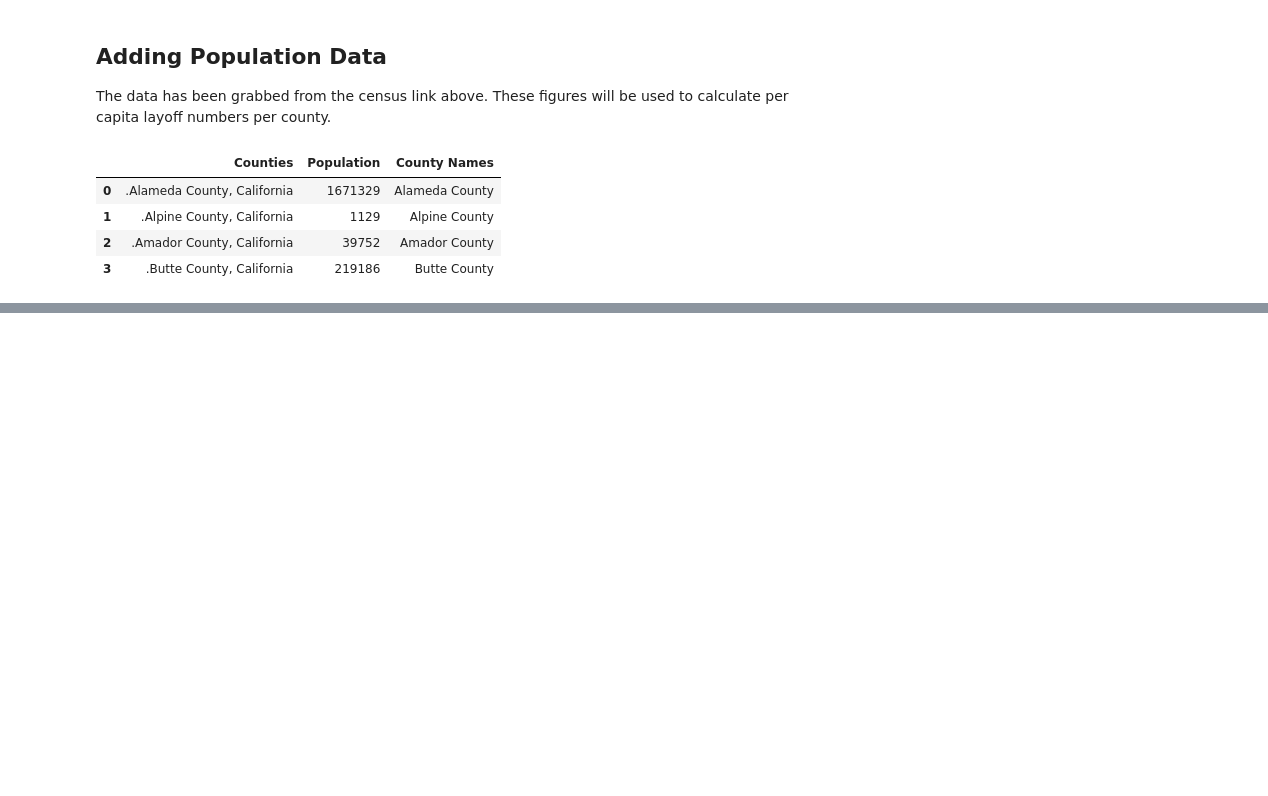
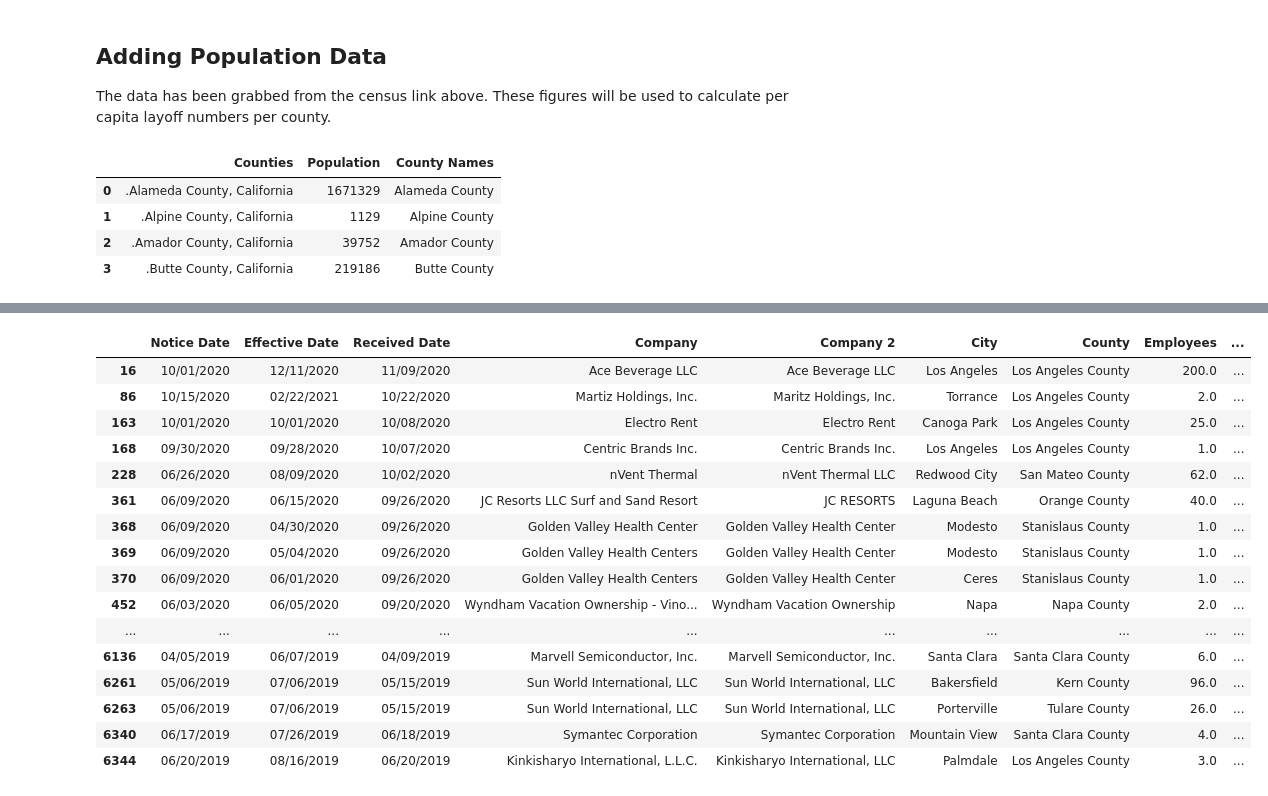
Before and after one commit to biglocalnews/WARN_Cali_analysis, a Jupyter notebook: hardest_hit/hard_hit_clean_city.ipynb, the cells around one changed output, grey strips where cells are left out. Drawn from its saved outputs; the diff is of its cells as text; code cells hidden in the pictures; blank space fills up the shorter version.

```diff
--- a/hardest_hit/hard_hit_clean_city.ipynb
+++ b/hardest_hit/hard_hit_clean_city.ipynb
@@ -265,0 +237,4 @@ layoffs.sort_values(by='Per Capita Laid Off', ascending=False)
+# %%
+pd.options.display.max_rows = 999
+dupes = cali_merge[cali_merge[['Company 2', 'City 2', 'County', 'Employees', 'Year']].duplicated(keep=False)].sort_values(by='Company 2', ascending=True)
+dupes.head(10)
@@ -265,0 +253,20 @@ layoffs.sort_values(by='Per Capita Laid Off', ascending=False)
+# %%
+cali_merge[cali_merge[['Company 2', 'City 2', 'County', 'Employees', 'Year']].duplicated() == True]
+# %% [output]
+|  | Notice Date | Effective Date | Received Date | Company | Company 2 | City | County | Employees | ... |
+| 16 | 10/01/2020 | 12/11/2020 | 11/09/2020 | Ace Beverage LLC | Ace Beverage LLC | Los Angeles | Los Angeles County | 200.0 | ... |
+| 86 | 10/15/2020 | 02/22/2021 | 10/22/2020 | Martiz Holdings, Inc. | Maritz Holdings, Inc. | Torrance | Los Angeles County | 2.0 | ... |
+| 163 | 10/01/2020 | 10/01/2020 | 10/08/2020 | Electro Rent | Electro Rent | Canoga Park | Los Angeles County | 25.0 | ... |
+| 168 | 09/30/2020 | 09/28/2020 | 10/07/2020 | Centric Brands Inc. | Centric Brands Inc. | Los Angeles | Los Angeles County | 1.0 | ... |
+| 228 | 06/26/2020 | 08/09/2020 | 10/02/2020 | nVent Thermal | nVent Thermal LLC | Redwood City | San Mateo County | 62.0 | ... |
+| 361 | 06/09/2020 | 06/15/2020 | 09/26/2020 | JC Resorts LLC Surf and Sand Resort | JC RESORTS | Laguna Beach | Orange County | 40.0 | ... |
+| 368 | 06/09/2020 | 04/30/2020 | 09/26/2020 | Golden Valley Health Center | Golden Valley Health Center | Modesto | Stanislaus County | 1.0 | ... |
+| 369 | 06/09/2020 | 05/04/2020 | 09/26/2020 | Golden Valley Health Centers | Golden Valley Health Center | Modesto | Stanislaus County | 1.0 | ... |
+| 370 | 06/09/2020 | 06/01/2020 | 09/26/2020 | Golden Valley Health Centers | Golden Valley Health Center | Ceres | Stanislaus County | 1.0 | ... |
+| 452 | 06/03/2020 | 06/05/2020 | 09/20/2020 | Wyndham Vacation Ownership - Vino... | Wyndham Vacation Ownership | Napa | Napa County | 2.0 | ... |
+| ... | ... | ... | ... | ... | ... | ... | ... | ... | ... |
+| 6136 | 04/05/2019 | 06/07/2019 | 04/09/2019 | Marvell Semiconductor, Inc. | Marvell Semiconductor, Inc. | Santa Clara | Santa Clara County | 6.0 | ... |
+| 6261 | 05/06/2019 | 07/06/2019 | 05/15/2019 | Sun World International, LLC | Sun World International, LLC | Bakersfield | Kern County | 96.0 | ... |
+| 6263 | 05/06/2019 | 07/06/2019 | 05/15/2019 | Sun World International, LLC | Sun World International, LLC | Porterville | Tulare County | 26.0 | ... |
+| 6340 | 06/17/2019 | 07/26/2019 | 06/18/2019 | Symantec Corporation | Symantec Corporation | Mountain View | Santa Clara County | 4.0 | ... |
+| 6344 | 06/20/2019 | 08/16/2019 | 06/20/2019 | Kinkisharyo International, L.L.C. | Kinkisharyo International, LLC | Palmdale | Los Angeles County | 3.0 | ... |
```
Also changed, not shown: parts of 16 cells of this notebook, 2 other files.
